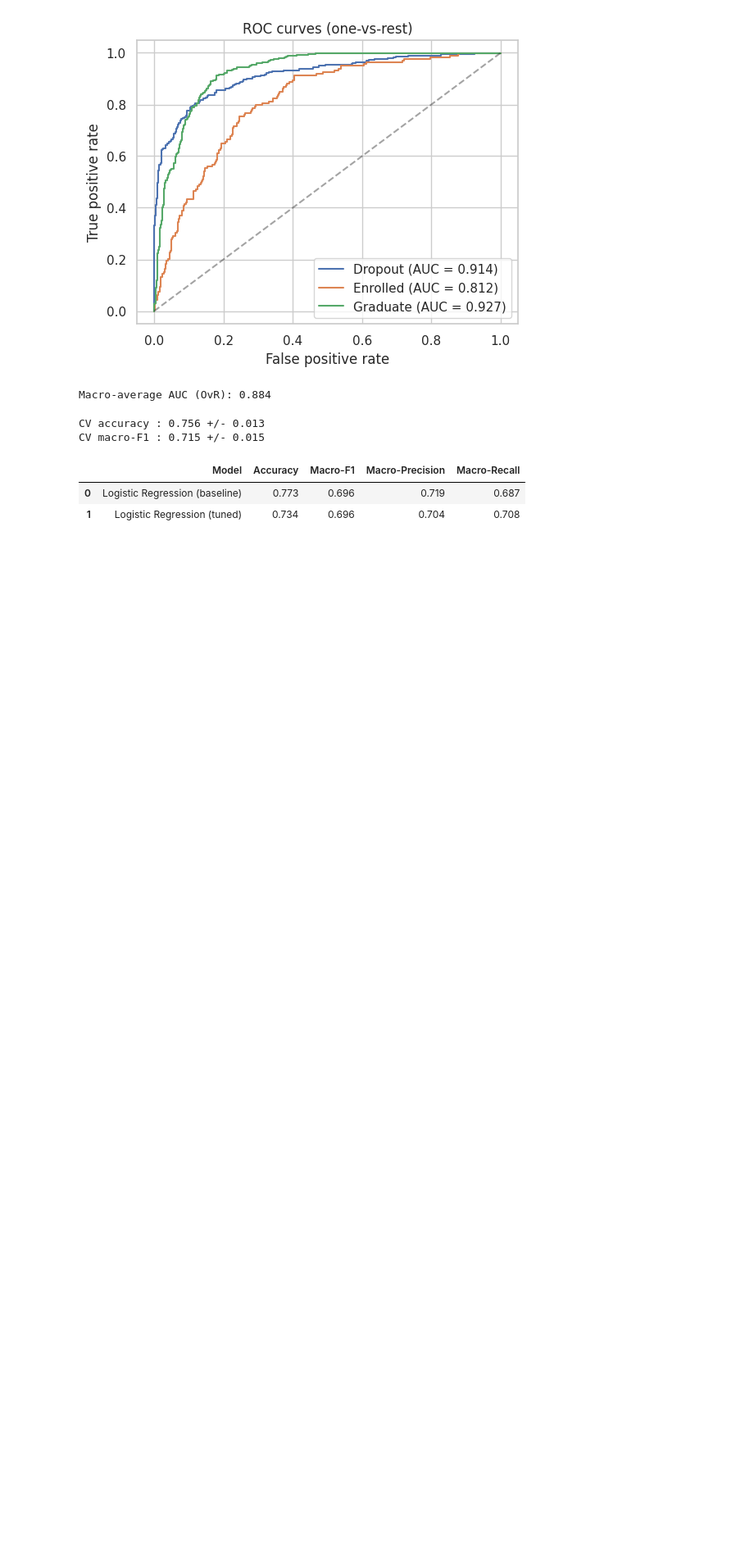
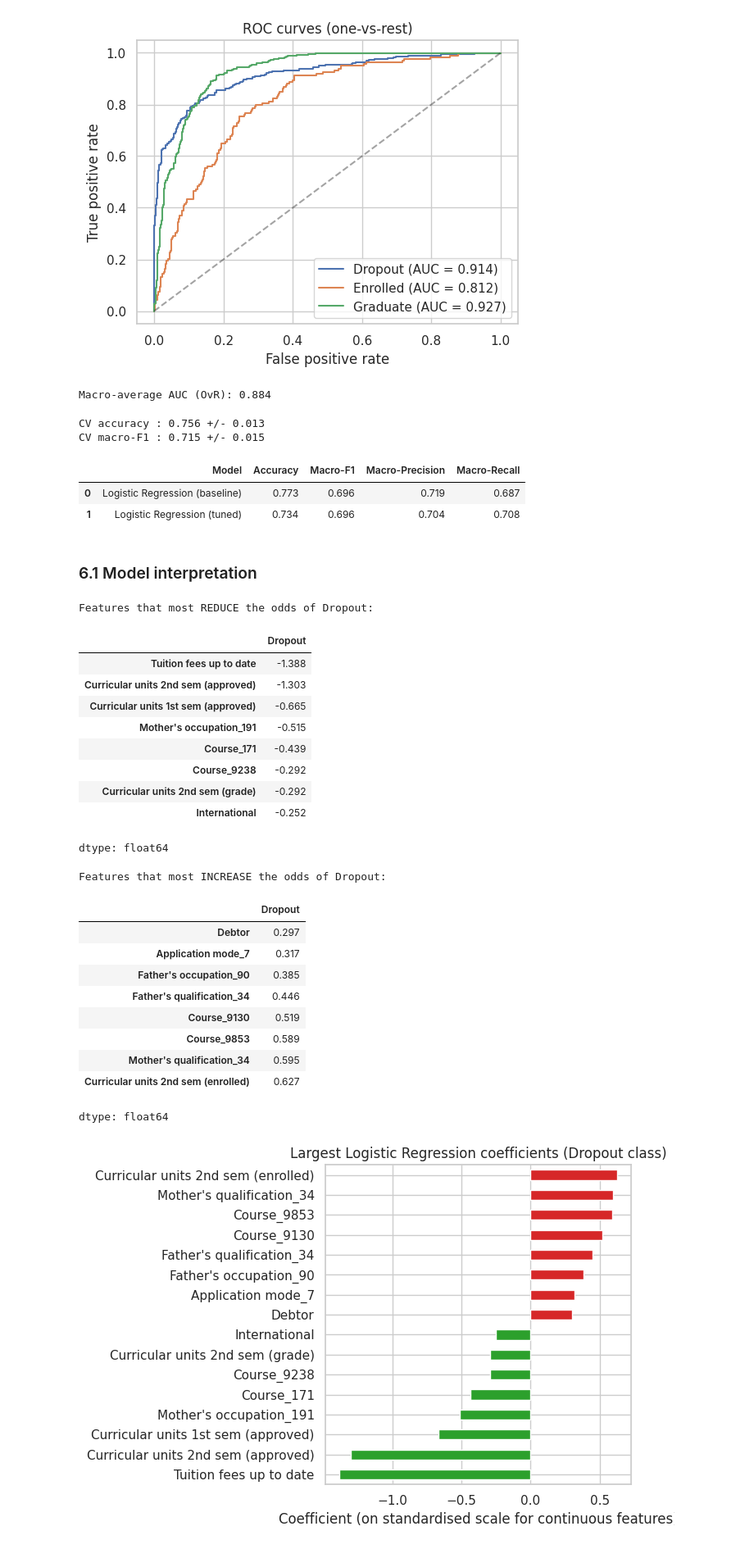
Before and after one commit to LoshithaAI/ML-Assignment, a Jupyter notebook: notebooks/logistic_regression.ipynb, the cells around one changed output. Shown at 82% size. Cells and saved outputs as stored; diff of their text form; code cells hidden in the pictures; blank space fills up the shorter version.

Commit message:
Add Logistic Regression model interpretation

```diff
--- a/notebooks/logistic_regression.ipynb
+++ b/notebooks/logistic_regression.ipynb
@@ -519,3 +519,45 @@ summary
 |  | Model | Accuracy | Macro-F1 | Macro-Precision | Macro-Recall |
 | 0 | Logistic Regression (baseline) | 0.773 | 0.696 | 0.719 | 0.687 |
 | 1 | Logistic Regression (tuned) | 0.734 | 0.696 | 0.704 | 0.708 |
+# %% [markdown]
+### 6.1 Model interpretation
+# %%
+feature_names = [n.split("__", 1)[1] for n in best_model.named_steps["prep"].get_feature_names_out()]
+coefs = pd.DataFrame(best_model.named_steps["clf"].coef_.T, index=feature_names, columns=classes)
+
+top = coefs["Dropout"].sort_values()
+print("Features that most REDUCE the odds of Dropout:")
+display(top.head(8).round(3))
+print("Features that most INCREASE the odds of Dropout:")
+display(top.tail(8).round(3))
+
+plt.figure(figsize=(7, 5))
+pd.concat([top.head(8), top.tail(8)]).plot(kind="barh", color=["tab:green"] * 8 + ["tab:red"] * 8)
+plt.title("Largest Logistic Regression coefficients (Dropout class)")
+plt.xlabel("Coefficient (on standardised scale for continuous features)")
+plt.tight_layout()
+plt.show()
+# %% [output]
+Features that most REDUCE the odds of Dropout:
+|  | Dropout |
+| Tuition fees up to date | -1.388 |
+| Curricular units 2nd sem (approved) | -1.303 |
+| Curricular units 1st sem (approved) | -0.665 |
+| Mother's occupation_191 | -0.515 |
+| Course_171 | -0.439 |
+| Course_9238 | -0.292 |
+| Curricular units 2nd sem (grade) | -0.292 |
+| International | -0.252 |
+dtype: float64
+Features that most INCREASE the odds of Dropout:
+|  | Dropout |
+| Debtor | 0.297 |
+| Application mode_7 | 0.317 |
+| Father's occupation_90 | 0.385 |
+| Father's qualification_34 | 0.446 |
+| Course_9130 | 0.519 |
+| Course_9853 | 0.589 |
+| Mother's qualification_34 | 0.595 |
+| Curricular units 2nd sem (enrolled) | 0.627 |
+dtype: float64
+[figure, added]
```
Also changed, not shown: parts of 1 cell of this notebook.
